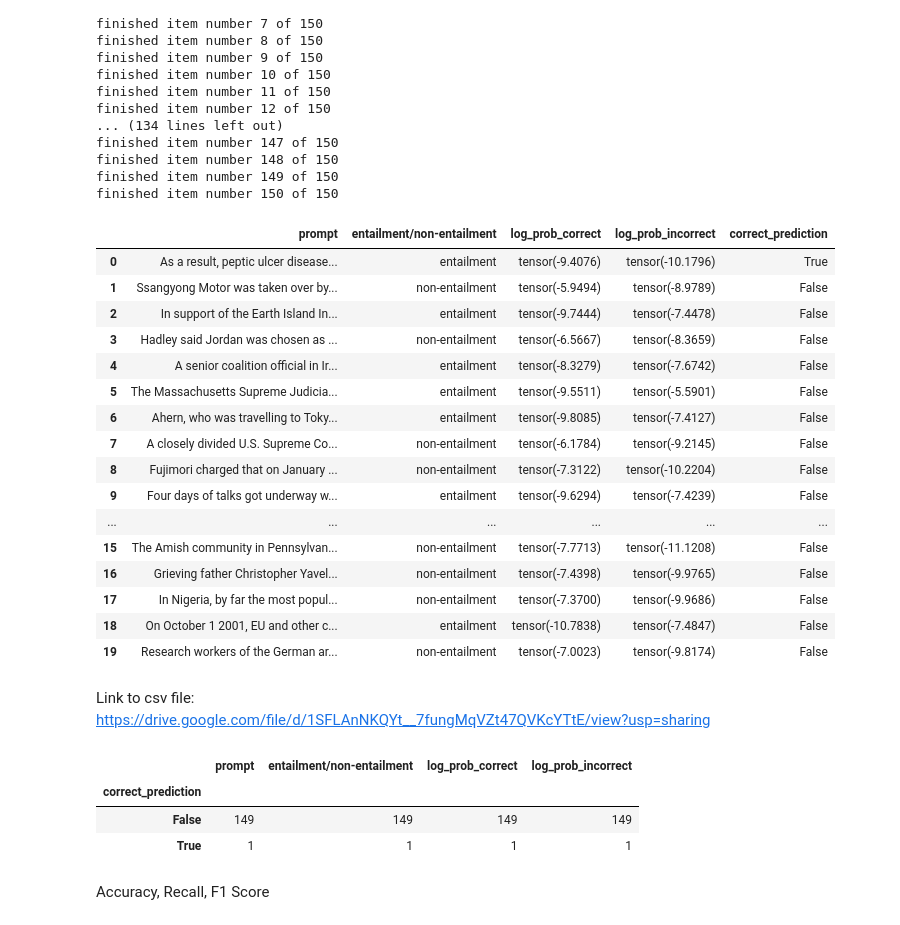
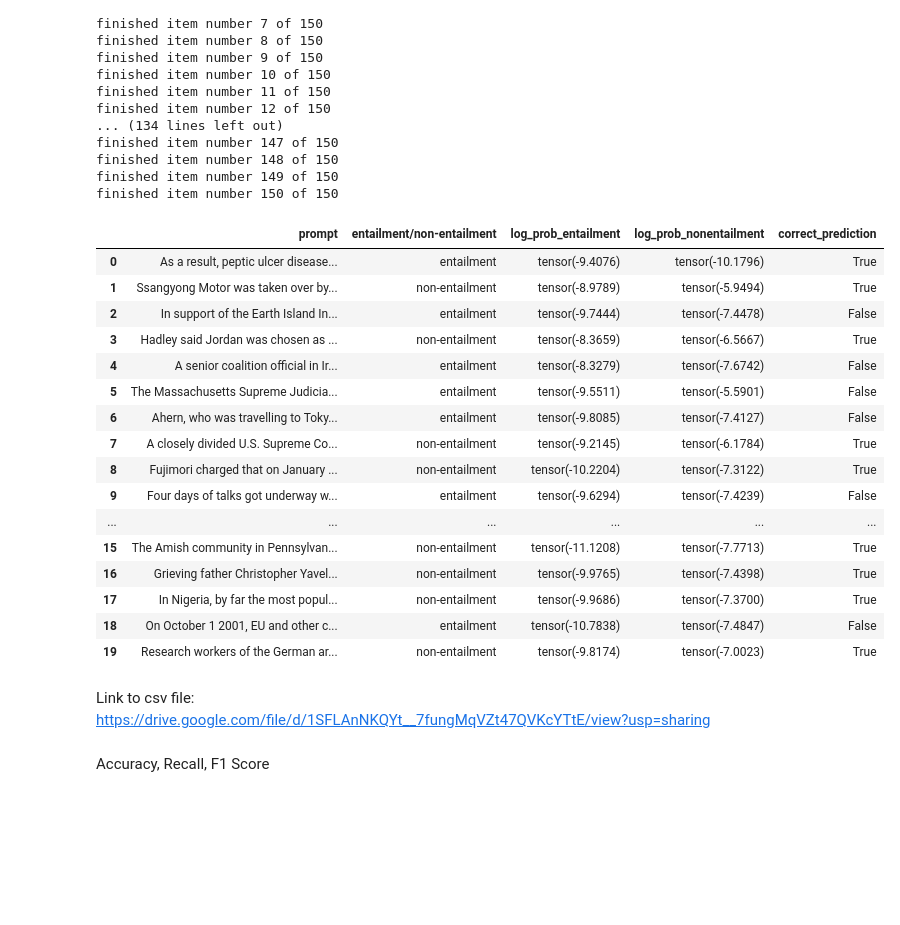
Before and after one commit to k-smyk/behavioral_evals_rl, a Jupyter notebook: NLI-7b/NLI_Llama27bChat.ipynb, the cells around one changed output. Cells and saved outputs as stored; diff of their text form; code cells hidden in the pictures; blank space fills up the shorter version.

```diff
--- a/NLI-7b/NLI_Llama27bChat.ipynb
+++ b/NLI-7b/NLI_Llama27bChat.ipynb
@@ -160,9 +160,8 @@ def get_log_prob_of_completion(
 results = []
 prompt_list = []
 correct_answer_list =[]
-log_ps_correct_option = []
-log_ps_incorrect_option = []
-
+log_ps_entailment_option = []
+log_ps_nonentailment_option = []
 
 item_index = 1
 dataset_size = len(dataset)
@@ -173,41 +172,38 @@ for item in dataset:
   # get classification of item as either entailment (0) or non-entailment(1)
   category = item['label']
 
-  correct = ''
-  incorrect = ''
+  correct_answer = ''
 
   # set correct classification based on label
   if category == 1:
-    correct = 'non-entailment'
-    incorrect = 'entailment'
+    correct_answer = 'non-entailment'
 
   else:
-    correct = 'entailment'
-    incorrect = 'non-entailment'
+    correct_answer = 'entailment'
 
   prompt_list.append(prompt)
-  correct_answer_list.append(correct)
+  correct_answer_list.append(correct_answer)
 
   #compute the lob probabilities for both entailment and non-entailment classes
 
-  log_p_correct = get_log_prob_of_completion(
+  log_p_entailment = get_log_prob_of_completion(
       model,
       tokenizer,
       prompt,
-      correct
+      'entailment'
   )
   # append to the correct list
-  log_ps_correct_option.append(log_p_correct)
+  log_ps_entailment_option.append(log_p_entailment)
 
-  log_p_incorrect = get_log_prob_of_completion(
+  log_p_nonentailment = get_log_prob_of_completion(
       model,
       tokenizer,
       prompt,
-      incorrect
+      'non-entailment'
   )
 
   # append to the incorrect list
-  log_ps_incorrect_option.append(log_p_incorrect)
+  log_ps_nonentailment_option.append(log_p_nonentailment)
 
   print(f'finished item number {item_index} of {dataset_size}')
   item_index += 1
@@ -232,39 +228,39 @@ finished item number 150 of 150
 # %%
 # lets load things into pandas
 import pandas as pd
 
-df = pd.DataFrame(list(zip(prompt_list,correct_answer_list,log_ps_correct_option,log_ps_incorrect_option)), columns = ['prompt','entailment/non-entailment','log_prob_correct', 'log_prob_incorrect'])
+df = pd.DataFrame(list(zip(prompt_list,correct_answer_list,log_ps_entailment_option,log_ps_nonentailment_option)), columns = ['prompt','entailment/non-entailment','log_prob_entailment', 'log_prob_nonentailment'])
 
 
 # evaluate the log probabilities
 # check whether the log probaility of the correct answer is higher than the
 # incorrect answer and append to the results list
 
-def prediction_eval(entailment, correct_logprob, incorrect_logprob):
-  prediction = prediction = np.where(entailment == "non-entailment", incorrect_logprob > correct_logprob, correct_logprob > incorrect_logprob)
+def prediction_eval(entailment, entailment_logprob, nonentailment_logprob):
+  prediction = prediction = np.where(entailment == "non-entailment", nonentailment_logprob > entailment_logprob, entailment_logprob > nonentailment_logprob)
   return prediction
 
-df['correct_prediction'] = prediction_eval(df['entailment/non-entailment'],df['log_prob_correct'],df['log_prob_incorrect'])
+df['correct_prediction'] = prediction_eval(df['entailment/non-entailment'],df['log_prob_entailment'],df['log_prob_nonentailment'])
 
 df.head(20)
 # %% [output]
-|  | prompt | entailment/non-entailment | log_prob_correct | log_prob_incorrect | correct_prediction |
+|  | prompt | entailment/non-entailment | log_prob_entailment | log_prob_nonentailment | correct_prediction |
 | 0 | As a result, peptic ulcer disease... | entailment | tensor(-9.4076) | tensor(-10.1796) | True |
-| 1 | Ssangyong Motor was taken over by... | non-entailment | tensor(-5.9494) | tensor(-8.9789) | False |
+| 1 | Ssangyong Motor was taken over by... | non-entailment | tensor(-8.9789) | tensor(-5.9494) | True |
 | 2 | In support of the Earth Island In... | entailment | tensor(-9.7444) | tensor(-7.4478) | False |
-| 3 | Hadley said Jordan was chosen as ... | non-entailment | tensor(-6.5667) | tensor(-8.3659) | False |
+| 3 | Hadley said Jordan was chosen as ... | non-entailment | tensor(-8.3659) | tensor(-6.5667) | True |
 | 4 | A senior coalition official in Ir... | entailment | tensor(-8.3279) | tensor(-7.6742) | False |
 | 5 | The Massachusetts Supreme Judicia... | entailment | tensor(-9.5511) | tensor(-5.5901) | False |
 | 6 | Ahern, who was travelling to Toky... | entailment | tensor(-9.8085) | tensor(-7.4127) | False |
-| 7 | A closely divided U.S. Supreme Co... | non-entailment | tensor(-6.1784) | tensor(-9.2145) | False |
-| 8 | Fujimori charged that on January ... | non-entailment | tensor(-7.3122) | tensor(-10.2204) | False |
+| 7 | A closely divided U.S. Supreme Co... | non-entailment | tensor(-9.2145) | tensor(-6.1784) | True |
+| 8 | Fujimori charged that on January ... | non-entailment | tensor(-10.2204) | tensor(-7.3122) | True |
 | 9 | Four days of talks got underway w... | entailment | tensor(-9.6294) | tensor(-7.4239) | False |
 | ... | ... | ... | ... | ... | ... |
-| 15 | The Amish community in Pennsylvan... | non-entailment | tensor(-7.7713) | tensor(-11.1208) | False |
-| 16 | Grieving father Christopher Yavel... | non-entailment | tensor(-7.4398) | tensor(-9.9765) | False |
-| 17 | In Nigeria, by far the most popul... | non-entailment | tensor(-7.3700) | tensor(-9.9686) | False |
+| 15 | The Amish community in Pennsylvan... | non-entailment | tensor(-11.1208) | tensor(-7.7713) | True |
+| 16 | Grieving father Christopher Yavel... | non-entailment | tensor(-9.9765) | tensor(-7.4398) | True |
+| 17 | In Nigeria, by far the most popul... | non-entailment | tensor(-9.9686) | tensor(-7.3700) | True |
 | 18 | On October 1 2001, EU and other c... | entailment | tensor(-10.7838) | tensor(-7.4847) | False |
-| 19 | Research workers of the German ar... | non-entailment | tensor(-7.0023) | tensor(-9.8174) | False |
+| 19 | Research workers of the German ar... | non-entailment | tensor(-9.8174) | tensor(-7.0023) | True |
 # %%
 # export to csv
 df.to_csv('/content/drive/My Drive/RLProject/NLI_llama2_7b_chat.csv', index=False)
@@ -273,8 +269,3 @@ Link to csv file: https://drive.google.com/file/d/1SFLAnNKQYt__7fungMqVZt47QVKcY
 # %%
 # group by the correct predictions for accuracy
 df.groupby('correct_prediction').count()
-# %% [output]
-|  | prompt | entailment/non-entailment | log_prob_correct | log_prob_incorrect |
-| correct_prediction |  |  |  |  |
-| False | 149 | 149 | 149 | 149 |
-| True | 1 | 1 | 1 | 1 |
```
Also changed, not shown: parts of 1 cell of this notebook, 2 other files.
